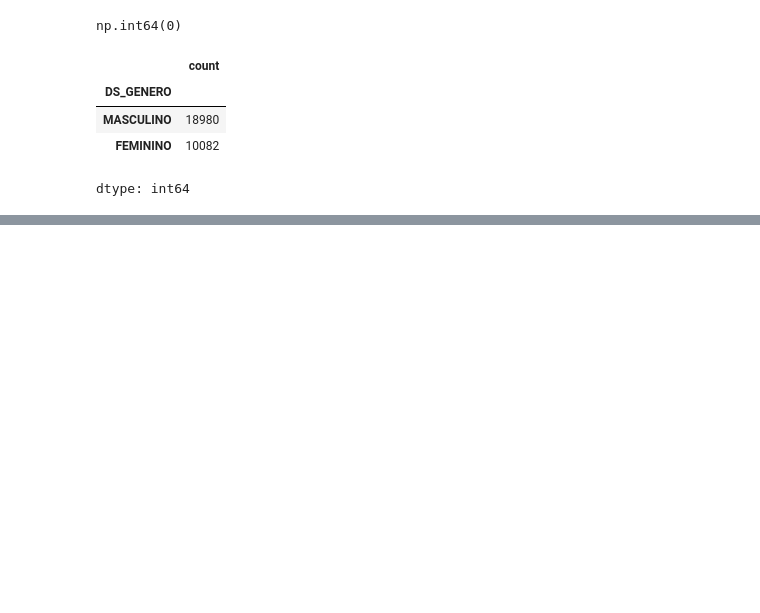
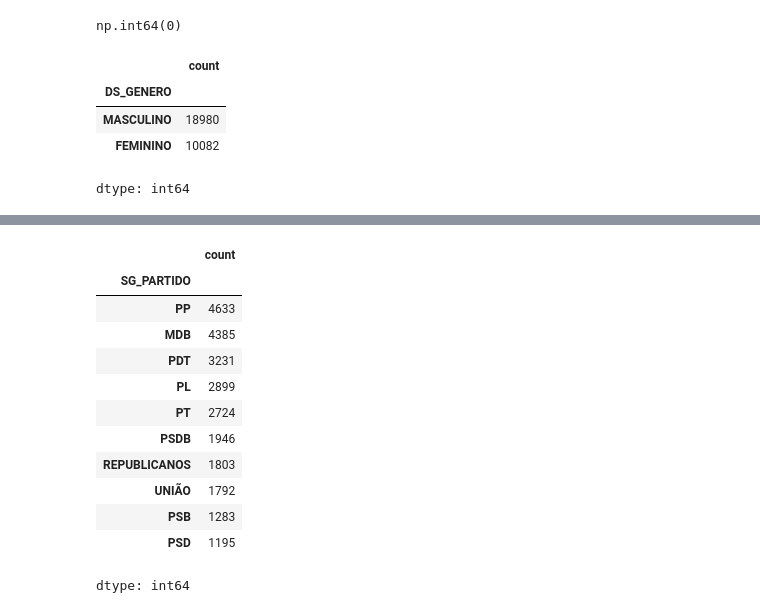
Before and after one commit to brendharosa/primeiro1, a Jupyter notebook: Projeto_Prático_Individual.ipynb, the cells around one changed output, grey strips where cells are left out. Saved outputs shown, nothing was run; the diff lists cells and outputs as text; code cells hidden in the pictures; blank space fills up the shorter version.

```diff
--- a/Projeto_Prático_Individual.ipynb
+++ b/Projeto_Prático_Individual.ipynb
@@ -120,0 +241,20 @@ dtype: int64
+# %%
+# Conta quantos candidatos existem em cada partido
+partidos = dados["SG_PARTIDO"].value_counts()
+
+# Mostra os 10 partidos com mais candidatos
+partidos.head(10)
+# %% [output]
+|  | count |
+| SG_PARTIDO |  |
+| PP | 4633 |
+| MDB | 4385 |
+| PDT | 3231 |
+| PL | 2899 |
+| PT | 2724 |
+| PSDB | 1946 |
+| REPUBLICANOS | 1803 |
+| UNIÃO | 1792 |
+| PSB | 1283 |
+| PSD | 1195 |
+dtype: int64
```
Also changed, not shown: parts of 12 cells of this notebook.
